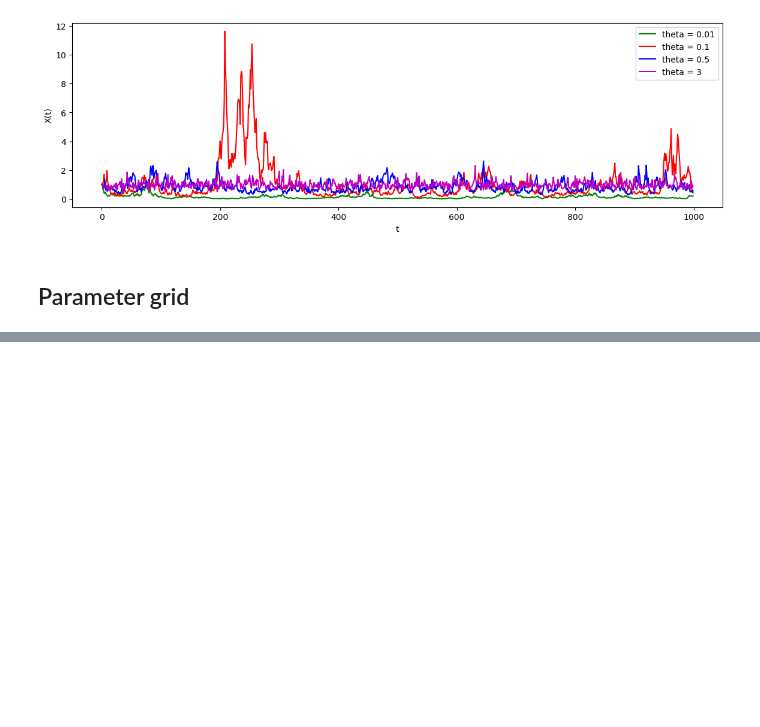
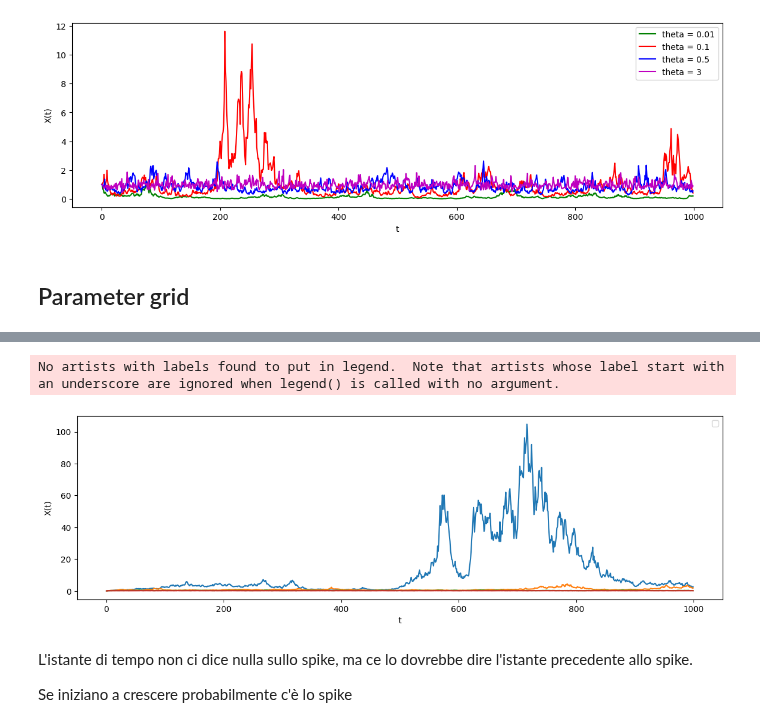
Before and after one commit to falric05/AII-Flare-prediction, a Jupyter notebook: notebooks/Data_inspection.ipynb, the cells around one changed output, grey strips where cells are left out. Drawn from its saved outputs; the diff is of its cells as text; code cells hidden in the pictures; blank space fills up the shorter version.

```diff
--- a/notebooks/Data_inspection.ipynb
+++ b/notebooks/Data_inspection.ipynb
@@ -137,0 +166,18 @@ plot_datapoints(grid, params, variation='sigma')
+# %%
+# np.mean(grid, axis=0)[0,0,:]
+plt.figure(figsize=figsize)
+plt.plot(np.std(grid, axis=0)[0,0,3,:])
+plt.plot(np.std(grid, axis=0)[0,1,3,:])
+plt.plot(np.std(grid, axis=0)[0,2,3,:])
+plt.plot(np.std(grid, axis=0)[0,3,3,:])
+plt.xlabel('t')
+plt.ylabel('X(t)')
+plt.legend()
+plt.show()
+# %% [output]
+No artists with labels found to put in legend.  Note that artists whose label start with an underscore are ignored when legend() is called with no argument.
+[figure, added]
+# %% [markdown]
+L'istante di tempo non ci dice nulla sullo spike, ma ce lo dovrebbe dire l'istante precedente allo spike.
+
+Se iniziano a crescere probabilmente c'è lo spike
```
Also changed, not shown: parts of 7 cells of this notebook.
